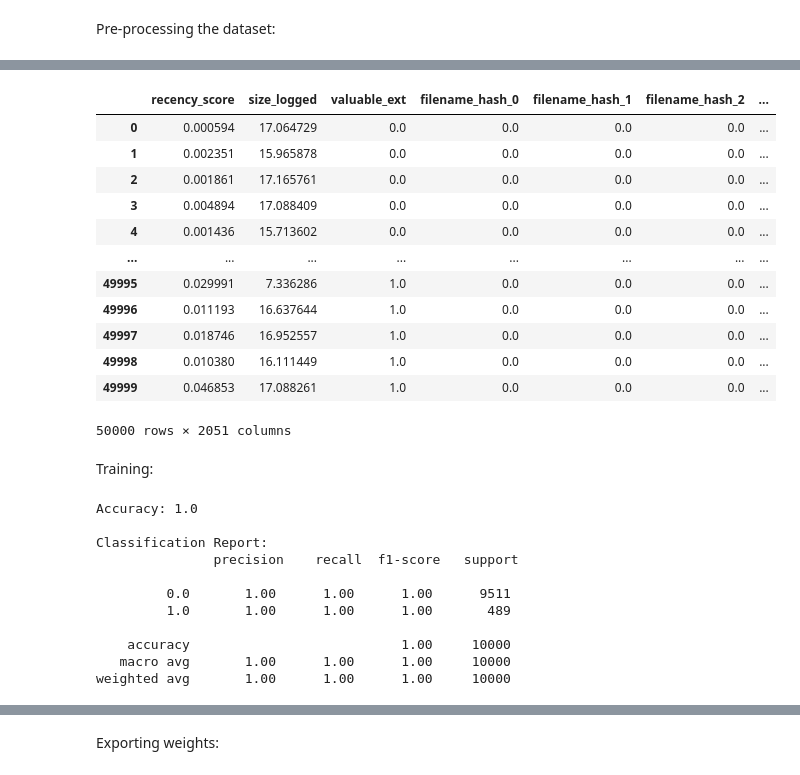
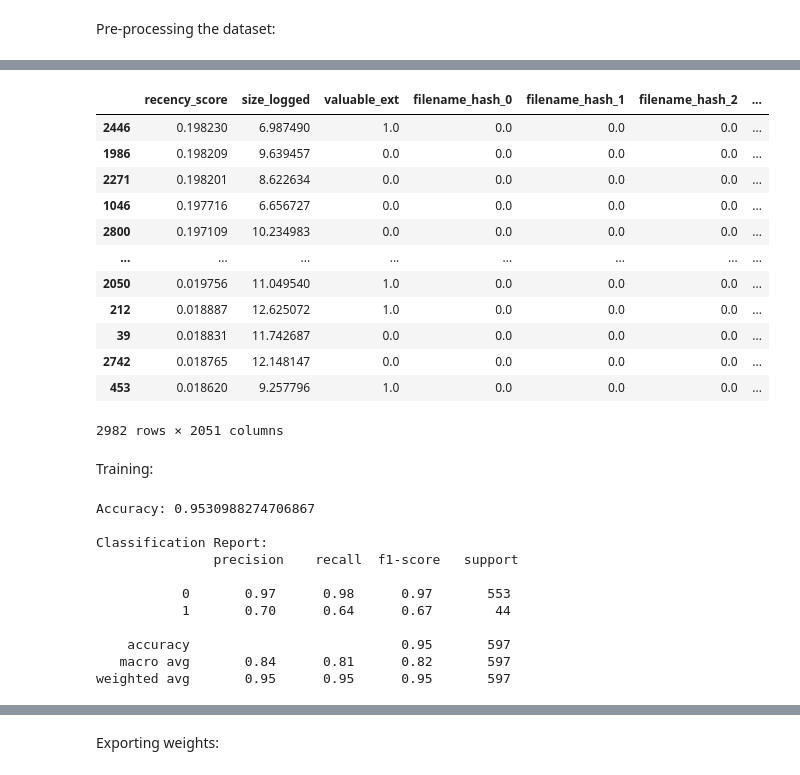
Before and after one commit to Crashededed/ML-Powered_File_Prioritization_Engine, a Jupyter notebook: src/CyberProjectDataset.ipynb, the cells around one changed output, grey strips where cells are left out. Drawn from its saved outputs; the diff is of its cells as text; code cells hidden in the pictures.

```diff
--- a/src/CyberProjectDataset.ipynb
+++ b/src/CyberProjectDataset.ipynb
@@ -136,12 +138,20 @@ import pandas as pd
 from sklearn.feature_extraction.text import HashingVectorizer
 from scipy.sparse import hstack
 
-df = pd.read_csv(DATASET_PATH)
+df = pd.read_csv(f"{DATASET_PATH}/merged/final_training_dataset_ready.csv")
 
-valuable_exts = [".pem", ".key", ".kdbx", ".xlsx", ".pdf", ".docx", ".wallet", ".sql"]
+valuable_exts = [
+        # IT / Secrets
+        ".pem", ".key", ".kdbx", ".p12", ".ovpn", ".private", ".wallet",
+        ".asc", ".gpg", ".sql", ".env", ".json", ".yml", ".yaml",
+        # Finance
+        ".xlsx", ".xls", ".csv", ".pdf",
+        # HR
+        ".docx", ".doc", ".rtf"
+    ]
 
-# todo: recency score - new files get close to 1, year old files are close to 0
-df["recency_score"] = 1 / ((time.time() - df["mod_time_unix"]) / (24 * 3600) + 1)
+# todo: recency score - figure out a good balance
+df["recency_score"] = 1 / ((time.time() - df["mod_time_unix"]) / (90 * 24 * 3600) + 1)
 df["size_logged"] = np.log1p(df["size_bytes"])
 
 # todo: change to more nuanced scoring/hashing
@@ -173,4 +183,4 @@ path_vectors = hashing_vectorizer.fit_transform(df["path"])
 
 numerical_features = df[["recency_score", "size_logged", "valuable_ext"]].values
 X = hstack([numerical_features, filename_vectors, path_vectors])
-y = df["label"].values
+y = df["label_finance"].values
@@ -193,37 +189,37 @@ df
 # %%
 # Convert the first 5 rows to a dense array
 X_sample_dense = X.toarray()
 
 # To make it more readable, let's put it into a DataFrame, although this is only for display purposes
 # as X itself is a sparse matrix.
 num_numerical_features = numerical_features.shape[1]
 num_filename_features = filename_vectors.shape[1]
 num_path_features = path_vectors.shape[1]
 
 # Create column names for better readability
 column_names = (
     ["recency_score", "size_logged", "valuable_ext"]
     + [f"filename_hash_{i}" for i in range(num_filename_features)]
     + [f"path_hash_{i}" for i in range(num_path_features)]
 )
 
 # Display the sample as a DataFrame
 X_sample_df = pd.DataFrame(X_sample_dense, columns=column_names)
-display(X_sample_df)
+display(X_sample_df.sort_values(by="recency_score", ascending=False))
 # %% [output]
 |  | recency_score | size_logged | valuable_ext | filename_hash_0 | filename_hash_1 | filename_hash_2 | ... |
-| 0 | 0.000594 | 17.064729 | 0.0 | 0.0 | 0.0 | 0.0 | ... |
-| 1 | 0.002351 | 15.965878 | 0.0 | 0.0 | 0.0 | 0.0 | ... |
-| 2 | 0.001861 | 17.165761 | 0.0 | 0.0 | 0.0 | 0.0 | ... |
-| 3 | 0.004894 | 17.088409 | 0.0 | 0.0 | 0.0 | 0.0 | ... |
-| 4 | 0.001436 | 15.713602 | 0.0 | 0.0 | 0.0 | 0.0 | ... |
+| 2446 | 0.198230 | 6.987490 | 1.0 | 0.0 | 0.0 | 0.0 | ... |
+| 1986 | 0.198209 | 9.639457 | 0.0 | 0.0 | 0.0 | 0.0 | ... |
+| 2271 | 0.198201 | 8.622634 | 0.0 | 0.0 | 0.0 | 0.0 | ... |
+| 1046 | 0.197716 | 6.656727 | 0.0 | 0.0 | 0.0 | 0.0 | ... |
+| 2800 | 0.197109 | 10.234983 | 0.0 | 0.0 | 0.0 | 0.0 | ... |
 | ... | ... | ... | ... | ... | ... | ... | ... |
-| 49995 | 0.029991 | 7.336286 | 1.0 | 0.0 | 0.0 | 0.0 | ... |
-| 49996 | 0.011193 | 16.637644 | 1.0 | 0.0 | 0.0 | 0.0 | ... |
-| 49997 | 0.018746 | 16.952557 | 1.0 | 0.0 | 0.0 | 0.0 | ... |
-| 49998 | 0.010380 | 16.111449 | 1.0 | 0.0 | 0.0 | 0.0 | ... |
-| 49999 | 0.046853 | 17.088261 | 1.0 | 0.0 | 0.0 | 0.0 | ... |
+| 2050 | 0.019756 | 11.049540 | 1.0 | 0.0 | 0.0 | 0.0 | ... |
+| 212 | 0.018887 | 12.625072 | 1.0 | 0.0 | 0.0 | 0.0 | ... |
+| 39 | 0.018831 | 11.742687 | 0.0 | 0.0 | 0.0 | 0.0 | ... |
+| 2742 | 0.018765 | 12.148147 | 0.0 | 0.0 | 0.0 | 0.0 | ... |
+| 453 | 0.018620 | 9.257796 | 1.0 | 0.0 | 0.0 | 0.0 | ... |
-50000 rows × 2051 columns
+2982 rows × 2051 columns
 # %% [markdown]
 Training:
 # %%
@@ -248,17 +244,17 @@ y_scores = model.predict_proba(X_test)[:, 1]
 print("Accuracy:", accuracy_score(y_test, y_pred))
 print("\nClassification Report:\n", classification_report(y_test, y_pred))
 # %% [output]
-Accuracy: 1.0
+Accuracy: 0.9530988274706867
 
 Classification Report:
                precision    recall  f1-score   support
 
-         0.0       1.00      1.00      1.00      9511
-         1.0       1.00      1.00      1.00       489
+           0       0.97      0.98      0.97       553
+           1       0.70      0.64      0.67        44
 
-    accuracy                           1.00     10000
-   macro avg       1.00      1.00      1.00     10000
-weighted avg       1.00      1.00      1.00     10000
+    accuracy                           0.95       597
+   macro avg       0.84      0.81      0.82       597
+weighted avg       0.95      0.95      0.95       597
 # %%
 results = pd.DataFrame({
     'filepath': df.loc[idx_test]['path'].values,
```
Also changed, not shown: parts of 6 cells of this notebook, 12 other files.
